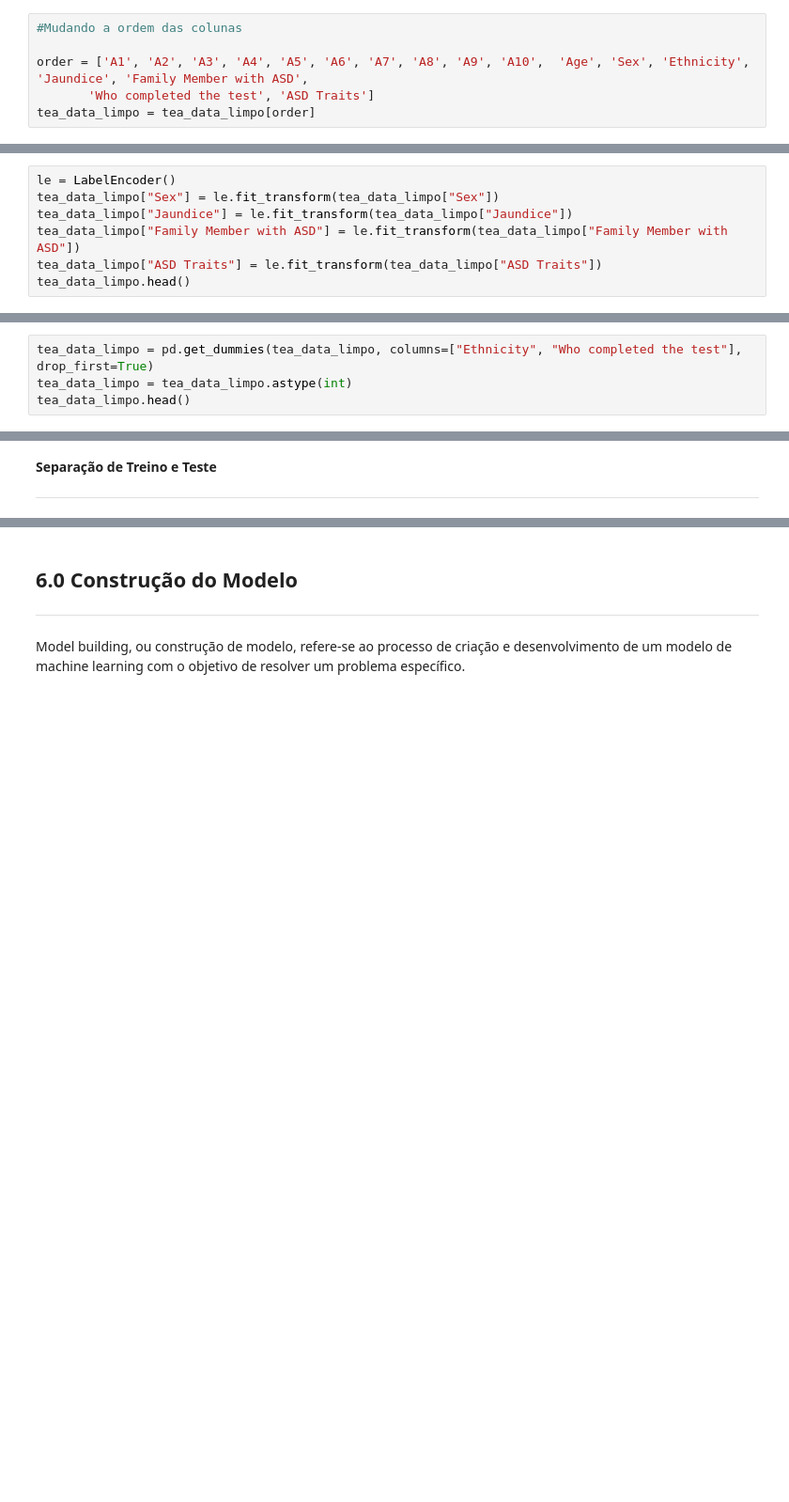
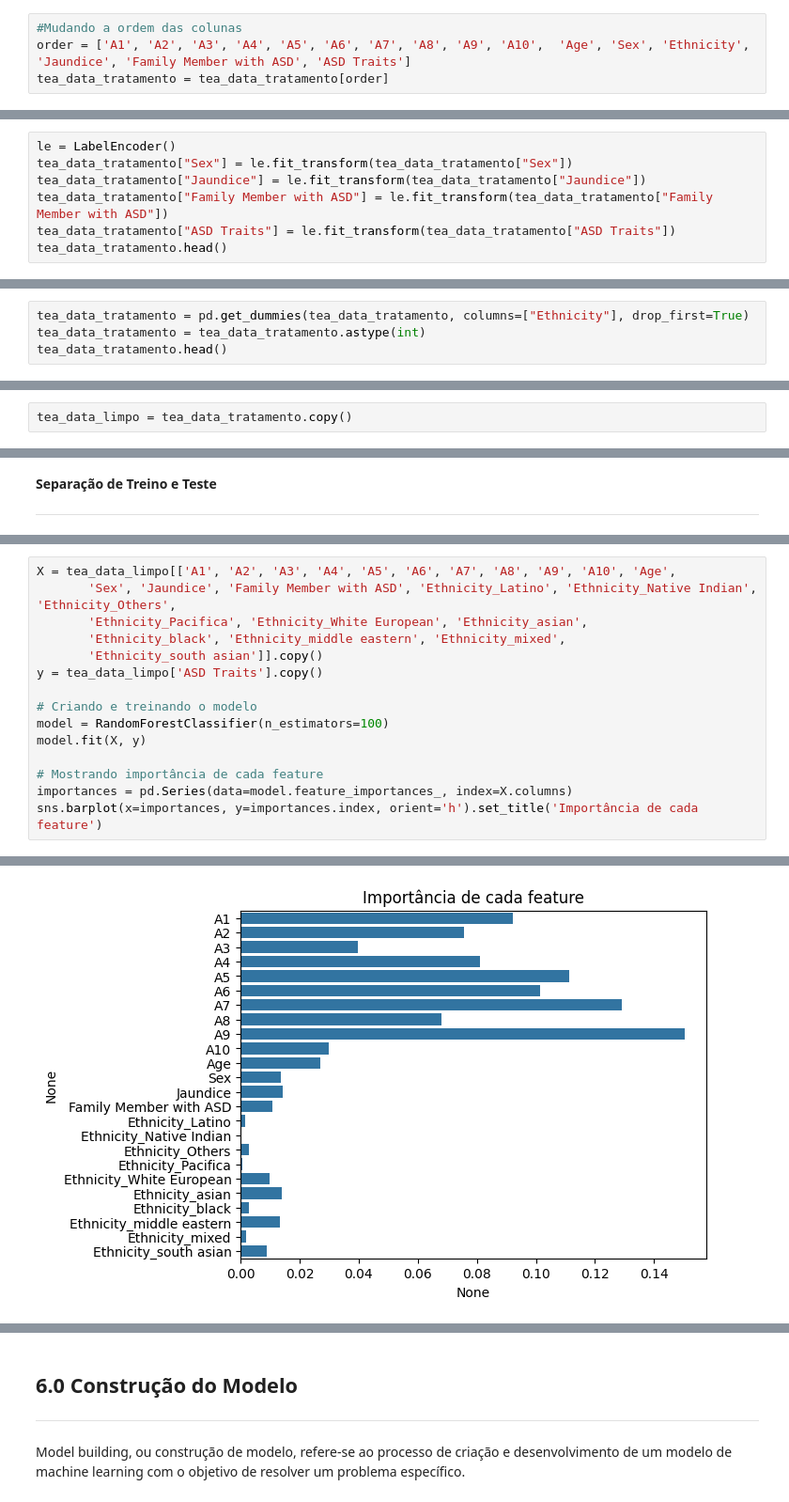
Before and after one commit to Clarana12/puc-ciencia-de-dados-e-analytics-mvp-sprint2, a Jupyter notebook: MVP_AnaClaraRodrigues.ipynb, the cells around one changed output, grey strips where cells are left out. Shown at 94% size. Saved outputs shown, nothing was run; the diff lists cells and outputs as text; blank space fills up the shorter version.

```diff
--- a/MVP_AnaClaraRodrigues.ipynb
+++ b/MVP_AnaClaraRodrigues.ipynb
@@ -450,8 +512,6 @@ tea_data_limpo.head()
 | 5 | 1 | 1 | 0 | 1 | 1 | 1 | 1 | 1 | 1 | 1 | f | ... |
 # %%
 #Mudando a ordem das colunas
-
-order = ['A1', 'A2', 'A3', 'A4', 'A5', 'A6', 'A7', 'A8', 'A9', 'A10',  'Age', 'Sex', 'Ethnicity', 'Jaundice', 'Family Member with ASD',
-       'Who completed the test', 'ASD Traits']
-tea_data_limpo = tea_data_limpo[order]
+order = ['A1', 'A2', 'A3', 'A4', 'A5', 'A6', 'A7', 'A8', 'A9', 'A10',  'Age', 'Sex', 'Ethnicity', 'Jaundice', 'Family Member with ASD', 'ASD Traits']
+tea_data_tratamento = tea_data_tratamento[order]
 # %%
@@ -482,11 +541,11 @@ Nesta etapa, iremos realizar operações de preparação dos dados.
 Usaremos a tecnica Label Encoding para converter colunas categóricas em numéricas para que possam ser ajustadas por modelos de aprendizado de máquina que aceitam apenas dados numéricos. É uma importante etapa de pré-processamento em um projeto de aprendizado de máquina.
 # %%
 le = LabelEncoder()
-tea_data_limpo["Sex"] = le.fit_transform(tea_data_limpo["Sex"])
-tea_data_limpo["Jaundice"] = le.fit_transform(tea_data_limpo["Jaundice"])
-tea_data_limpo["Family Member with ASD"] = le.fit_transform(tea_data_limpo["Family Member with ASD"])
-tea_data_limpo["ASD Traits"] = le.fit_transform(tea_data_limpo["ASD Traits"])
-tea_data_limpo.head()
+tea_data_tratamento["Sex"] = le.fit_transform(tea_data_tratamento["Sex"])
+tea_data_tratamento["Jaundice"] = le.fit_transform(tea_data_tratamento["Jaundice"])
+tea_data_tratamento["Family Member with ASD"] = le.fit_transform(tea_data_tratamento["Family Member with ASD"])
+tea_data_tratamento["ASD Traits"] = le.fit_transform(tea_data_tratamento["ASD Traits"])
+tea_data_tratamento.head()
 # %% [output]
 |  | A1 | A2 | A3 | A4 | A5 | A6 | A7 | A8 | A9 | A10 | Age | ... |
 | 1 | 0 | 0 | 0 | 0 | 0 | 0 | 1 | 1 | 0 | 1 | 2 | ... |
@@ -501,9 +560,9 @@ tea_data_limpo.head()
 
 Usamos o OneHot Encoding quando precisamos converter as variáveis categóricas com múltiplas categorias e queremos representá-las como vetores binários. Por exemplo, se temos uma variável "cor" com categorias "vermelho", "azul" e "verde", usar o One-Hot Encoding criaria três novas variáveis binárias: "vermelho" (1 ou 0), "azul" (1 ou 0) e "verde" (1 ou 0). Isso permite que modelos de machine learning entendam as diferentes categorias sem atribuir importâncias relativas incorretas. O One-Hot Encoding é comumente utilizado em algoritmos como regressão logística, redes neurais e árvores de decisão.
 # %%
-tea_data_limpo = pd.get_dummies(tea_data_limpo, columns=["Ethnicity", "Who completed the test"], drop_first=True)
-tea_data_limpo = tea_data_limpo.astype(int)
-tea_data_limpo.head()
+tea_data_tratamento = pd.get_dummies(tea_data_tratamento, columns=["Ethnicity"], drop_first=True)
+tea_data_tratamento = tea_data_tratamento.astype(int)
+tea_data_tratamento.head()
 # %% [output]
 |  | A1 | A2 | A3 | A4 | A5 | A6 | A7 | A8 | A9 | A10 | ... | ... |
 | 1 | 0 | 0 | 0 | 0 | 0 | 0 | 1 | 1 | 0 | 1 | ... | ... |
@@ -571,0 +579,2 @@ tea_data_treino
+# %%
+tea_data_limpo = tea_data_tratamento.copy()
@@ -601,0 +633,16 @@ kfold = KFold(n_splits=num_particoes, shuffle=True, random_state=7)  # faz o par
+# %%
+X = tea_data_limpo[['A1', 'A2', 'A3', 'A4', 'A5', 'A6', 'A7', 'A8', 'A9', 'A10', 'Age',
+       'Sex', 'Jaundice', 'Family Member with ASD', 'Ethnicity_Latino', 'Ethnicity_Native Indian', 'Ethnicity_Others',
+       'Ethnicity_Pacifica', 'Ethnicity_White European', 'Ethnicity_asian',
+       'Ethnicity_black', 'Ethnicity_middle eastern', 'Ethnicity_mixed',
+       'Ethnicity_south asian']].copy()
+y = tea_data_limpo['ASD Traits'].copy()
+
+# Criando e treinando o modelo
+model = RandomForestClassifier(n_estimators=100)
+model.fit(X, y)
+
+# Mostrando importância de cada feature
+importances = pd.Series(data=model.feature_importances_, index=X.columns)
+sns.barplot(x=importances, y=importances.index, orient='h').set_title('Importância de cada feature')
+# %% [output]
@@ -601,0 +650 @@ kfold = KFold(n_splits=num_particoes, shuffle=True, random_state=7)  # faz o par
+[figure, added]
```
Also changed, not shown: parts of 62 cells of this notebook.
